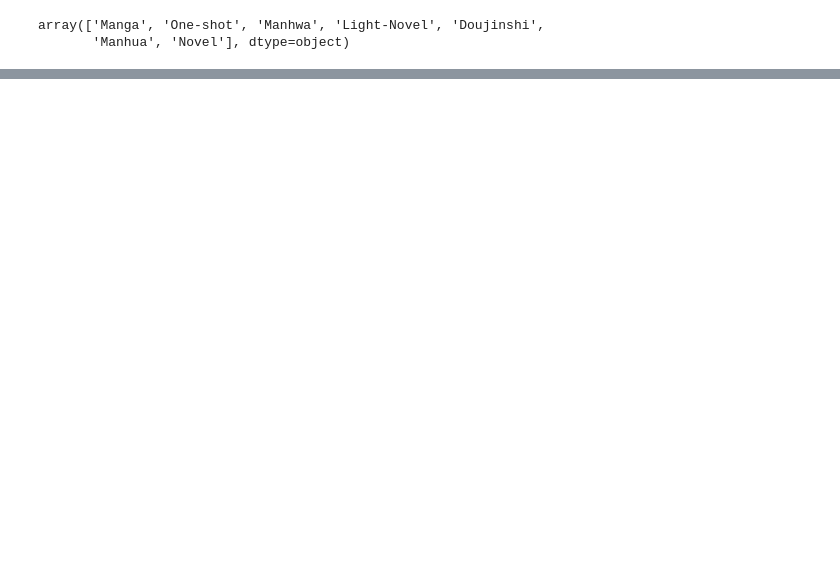
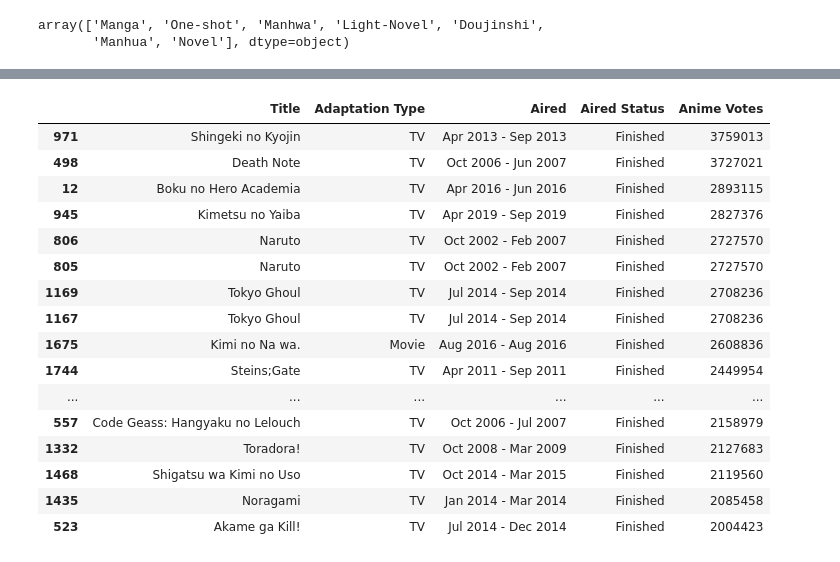
Before and after one commit to adunlap2/Project_1, a Jupyter notebook: Project_1/Analysis/Adaptation_Finder.ipynb, the cells around one changed output, grey strips where cells are left out. Saved outputs shown, nothing was run; the diff lists cells and outputs as text; code cells hidden in the pictures; blank space fills up the shorter version.

```diff
--- a/Project_1/Analysis/Adaptation_Finder.ipynb
+++ b/Project_1/Analysis/Adaptation_Finder.ipynb
@@ -50,0 +141,21 @@ merged_df.to_csv("same_title_adaptations.csv")
+# %%
+sort_title = title_status.sort_values("Anime Votes", ascending=False)[:20]
+sort_title.head(20)
+# %% [output]
+|  | Title | Adaptation Type | Aired | Aired Status | Anime Votes |
+| 971 | Shingeki no Kyojin | TV | Apr 2013 - Sep 2013 | Finished | 3759013 |
+| 498 | Death Note | TV | Oct 2006 - Jun 2007 | Finished | 3727021 |
+| 12 | Boku no Hero Academia | TV | Apr 2016 - Jun 2016 | Finished | 2893115 |
+| 945 | Kimetsu no Yaiba | TV | Apr 2019 - Sep 2019 | Finished | 2827376 |
+| 806 | Naruto | TV | Oct 2002 - Feb 2007 | Finished | 2727570 |
+| 805 | Naruto | TV | Oct 2002 - Feb 2007 | Finished | 2727570 |
+| 1169 | Tokyo Ghoul | TV | Jul 2014 - Sep 2014 | Finished | 2708236 |
+| 1167 | Tokyo Ghoul | TV | Jul 2014 - Sep 2014 | Finished | 2708236 |
+| 1675 | Kimi no Na wa. | Movie | Aug 2016 - Aug 2016 | Finished | 2608836 |
+| 1744 | Steins;Gate | TV | Apr 2011 - Sep 2011 | Finished | 2449954 |
+| ... | ... | ... | ... | ... | ... |
+| 557 | Code Geass: Hangyaku no Lelouch | TV | Oct 2006 - Jul 2007 | Finished | 2158979 |
+| 1332 | Toradora! | TV | Oct 2008 - Mar 2009 | Finished | 2127683 |
+| 1468 | Shigatsu wa Kimi no Uso | TV | Oct 2014 - Mar 2015 | Finished | 2119560 |
+| 1435 | Noragami | TV | Jan 2014 - Mar 2014 | Finished | 2085458 |
+| 523 | Akame ga Kill! | TV | Jul 2014 - Dec 2014 | Finished | 2004423 |
```
Also changed, not shown: parts of 13 cells of this notebook.
